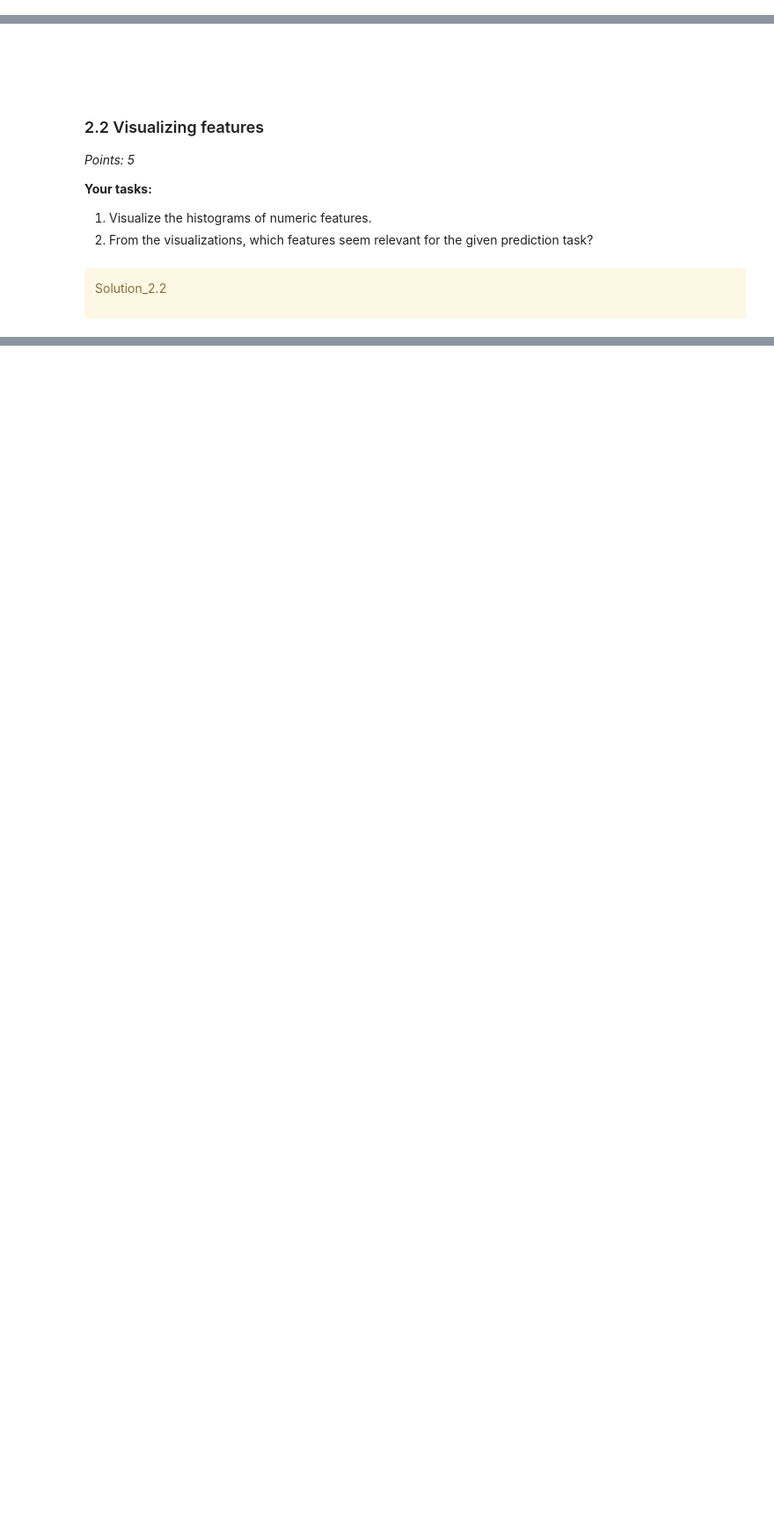
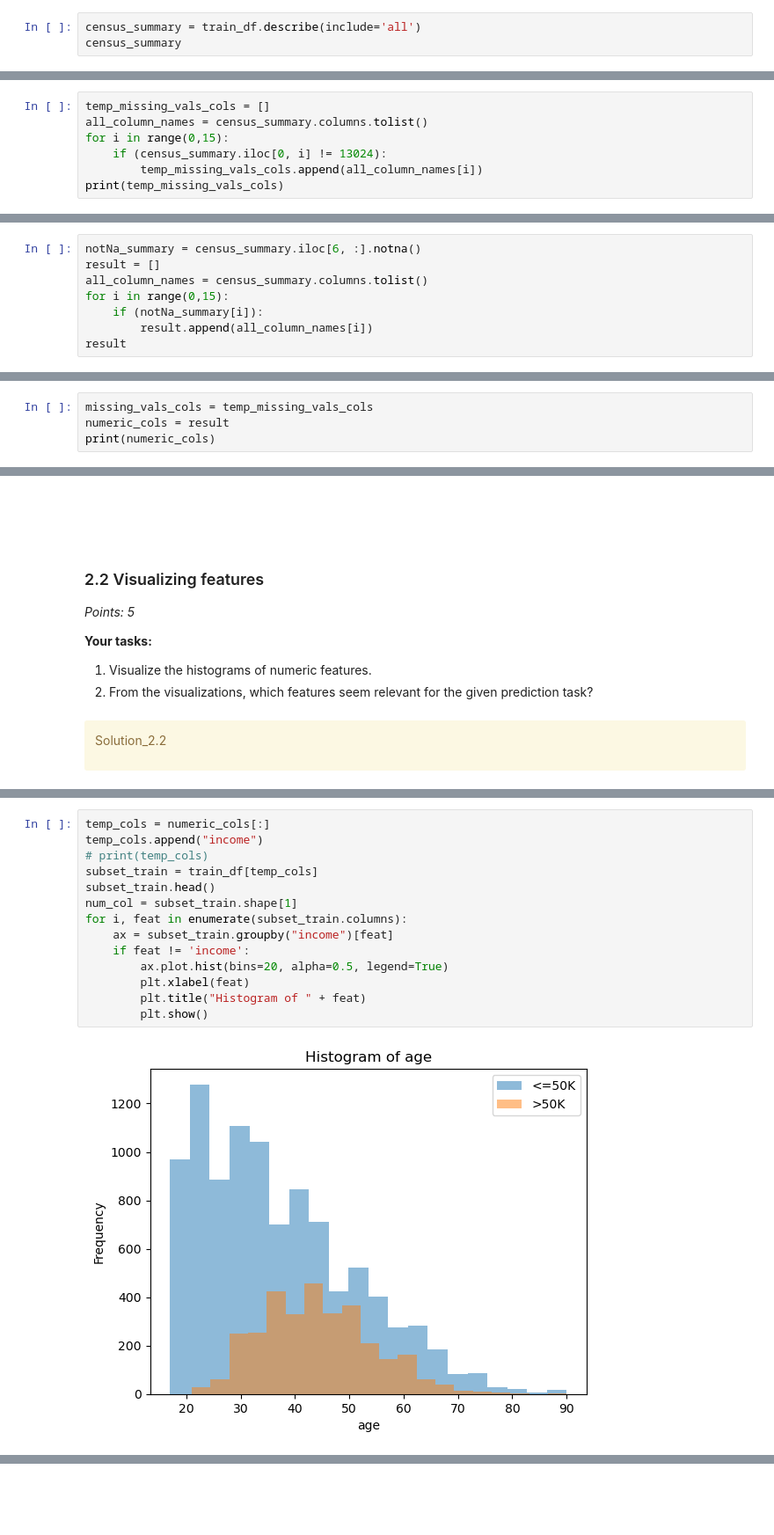
Before and after one commit to splashhhhhh/cpsc330-2024s, a Jupyter notebook: hw/hw3/hw3.ipynb, the cells around one changed output, grey strips where cells are left out. Shown at 88% size. Saved outputs shown, nothing was run; the diff lists cells and outputs as text; blank space fills up the shorter version.

```diff
--- a/hw/hw3/hw3.ipynb
+++ b/hw/hw3/hw3.ipynb
@@ -142,0 +156,3 @@ numeric_cols = None
+# %%
+census_summary = train_df.describe(include='all')
+census_summary
@@ -142,0 +182,7 @@ numeric_cols = None
+# %%
+temp_missing_vals_cols = []
+all_column_names = census_summary.columns.tolist()
+for i in range(0,15):
+    if (census_summary.iloc[0, i] != 13024):
+        temp_missing_vals_cols.append(all_column_names[i])
+print(temp_missing_vals_cols)
@@ -142,0 +191,8 @@ numeric_cols = None
+# %%
+notNa_summary = census_summary.iloc[6, :].notna()
+result = []
+all_column_names = census_summary.columns.tolist()
+for i in range(0,15):
+    if (notNa_summary[i]):
+        result.append(all_column_names[i])
+result
@@ -142,0 +206,4 @@ numeric_cols = None
+# %%
+missing_vals_cols = temp_missing_vals_cols
+numeric_cols = result
+print(numeric_cols)
@@ -163,0 +231,16 @@ Solution_2.2
+# %%
+temp_cols = numeric_cols[:]
+temp_cols.append("income")
+# print(temp_cols)
+subset_train = train_df[temp_cols]
+subset_train.head()
+num_col = subset_train.shape[1]
+for i, feat in enumerate(subset_train.columns):
+    ax = subset_train.groupby("income")[feat]
+    if feat != 'income':
+        ax.plot.hist(bins=20, alpha=0.5, legend=True)
+        plt.xlabel(feat)
+        plt.title("Histogram of " + feat)
+        plt.show()
+# %% [output]
+[figure, added]
```
Also changed, not shown: parts of 53 cells of this notebook, 2 other files.
